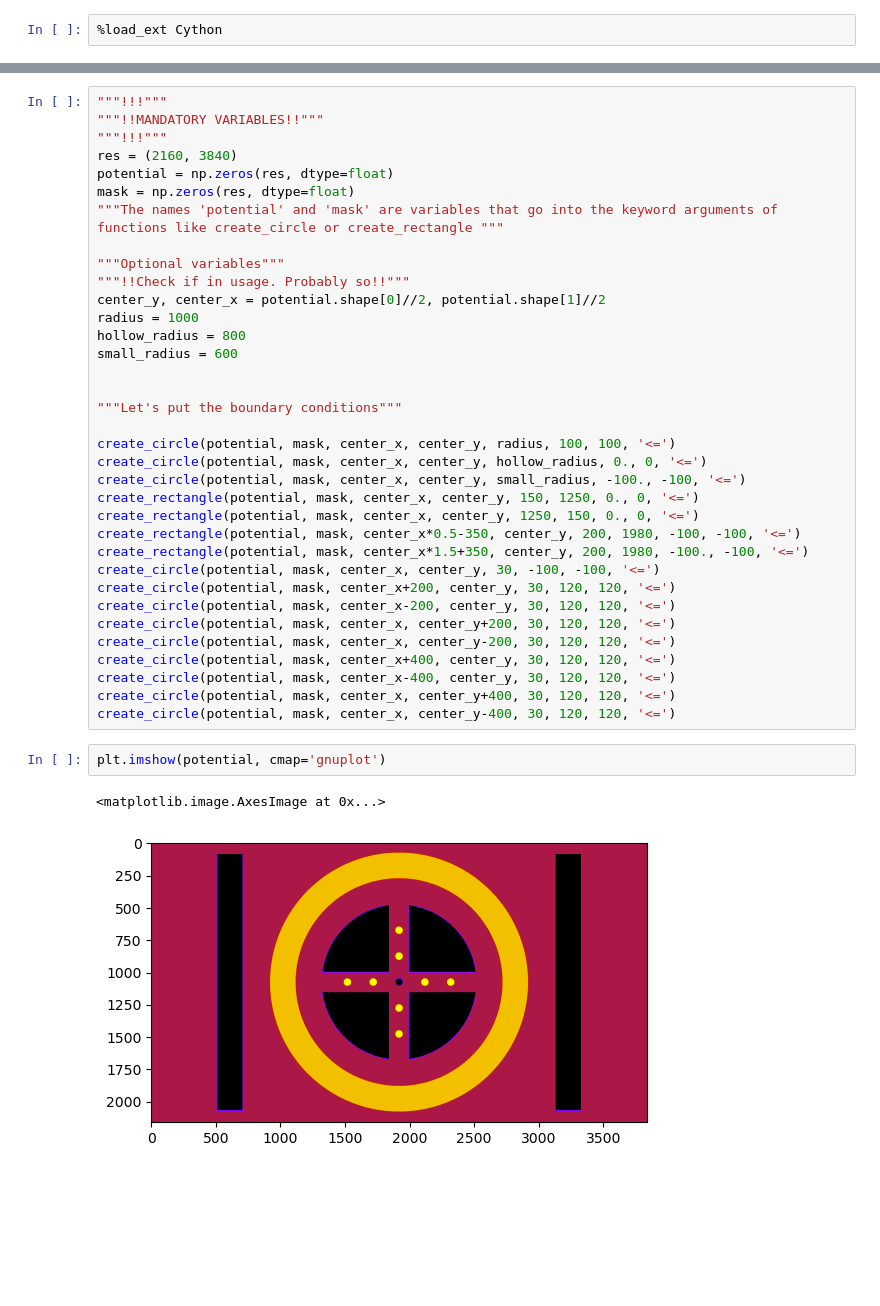
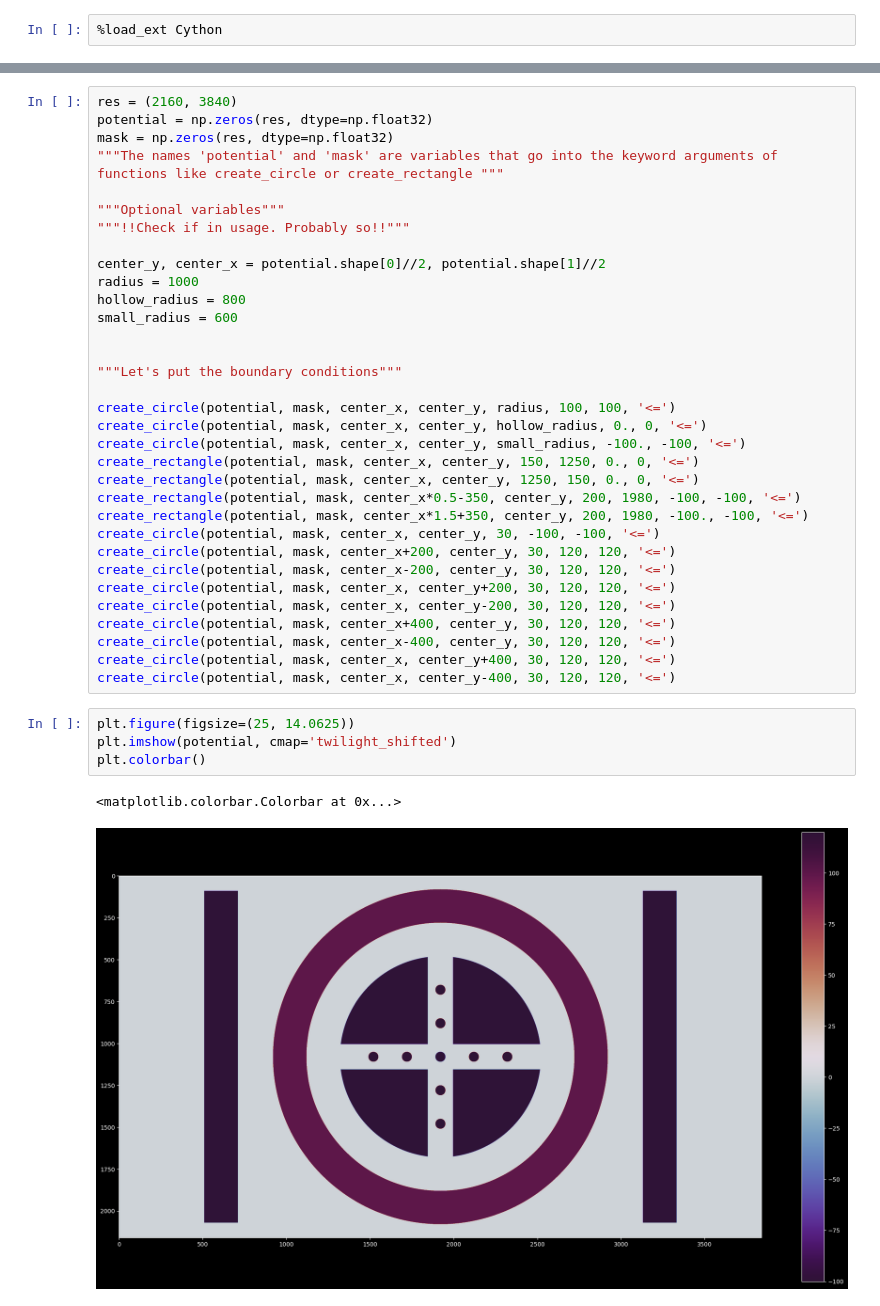
Before and after one commit to dcthecook/electrodynamics, a Jupyter notebook: CYTHON_Jacobi_Up_cycle.ipynb, the cells around one changed output, grey strips where cells are left out. Saved outputs shown, nothing was run; the diff lists cells and outputs as text; blank space fills up the shorter version.

```diff
--- a/CYTHON_Jacobi_Up_cycle.ipynb
+++ b/CYTHON_Jacobi_Up_cycle.ipynb
@@ -254,16 +258,14 @@ cpdef void create_rectangle(double[:,:] matrix, double[:,:] mask, double x, doub
                 matrix[i, j] = value
                 mask[i, j] = m_value
 # %%
-"""!!!"""
-"""!!MANDATORY VARIABLES!!"""
-"""!!!"""
 res = (2160, 3840)
-potential = np.zeros(res, dtype=float)
-mask = np.zeros(res, dtype=float)
+potential = np.zeros(res, dtype=np.float32)
+mask = np.zeros(res, dtype=np.float32)
 """The names 'potential' and 'mask' are variables that go into the keyword arguments of functions like create_circle or create_rectangle """
 
 """Optional variables"""
 """!!Check if in usage. Probably so!!"""
+
 center_y, center_x = potential.shape[0]//2, potential.shape[1]//2
 radius = 1000
 hollow_radius = 800
@@ -289,9 +291,11 @@ create_circle(potential, mask, center_x-400, center_y, 30, 120, 120, '<=')
 create_circle(potential, mask, center_x, center_y+400, 30, 120, 120, '<=')
 create_circle(potential, mask, center_x, center_y-400, 30, 120, 120, '<=')
 # %%
-plt.imshow(potential, cmap='gnuplot')
+plt.figure(figsize=(25, 14.0625))
+plt.imshow(potential, cmap='twilight_shifted')
+plt.colorbar()
 # %% [output]
-<matplotlib.image.AxesImage at 0x...>
+<matplotlib.colorbar.Colorbar at 0x...>
-[figure, old version]
+[figure, new version]
 # %%
 %%time
```
Also changed, not shown: parts of 7 cells of this notebook.
